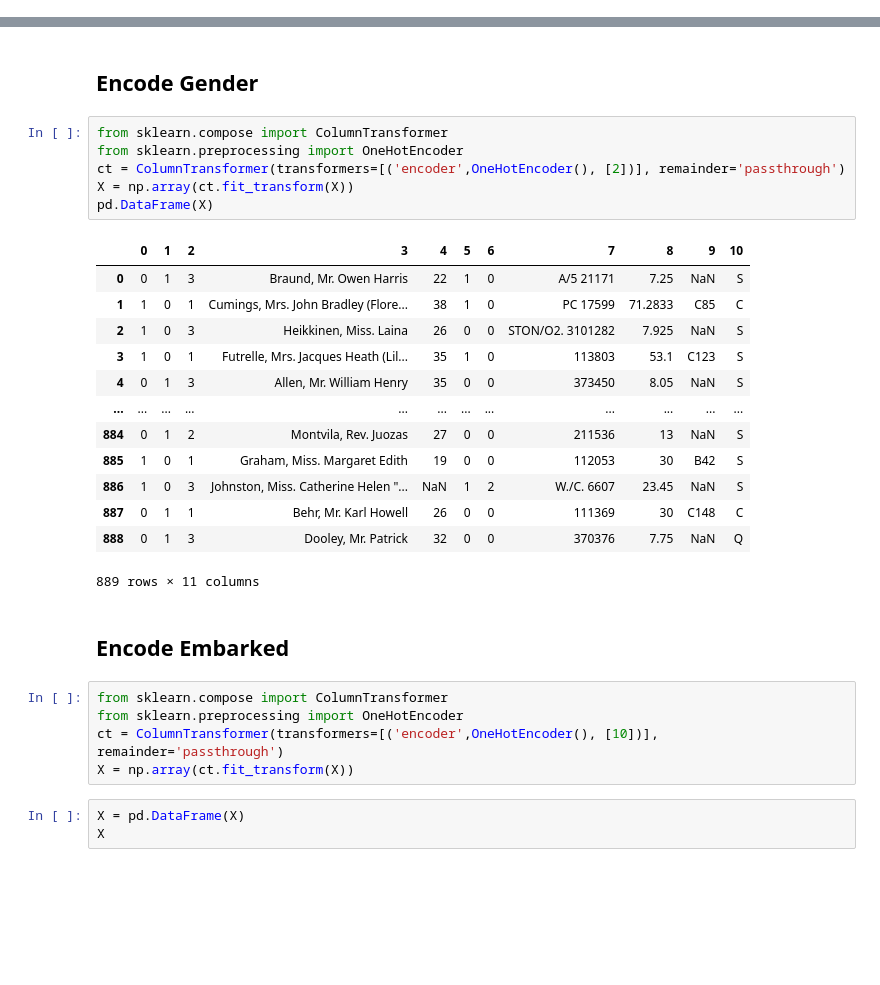
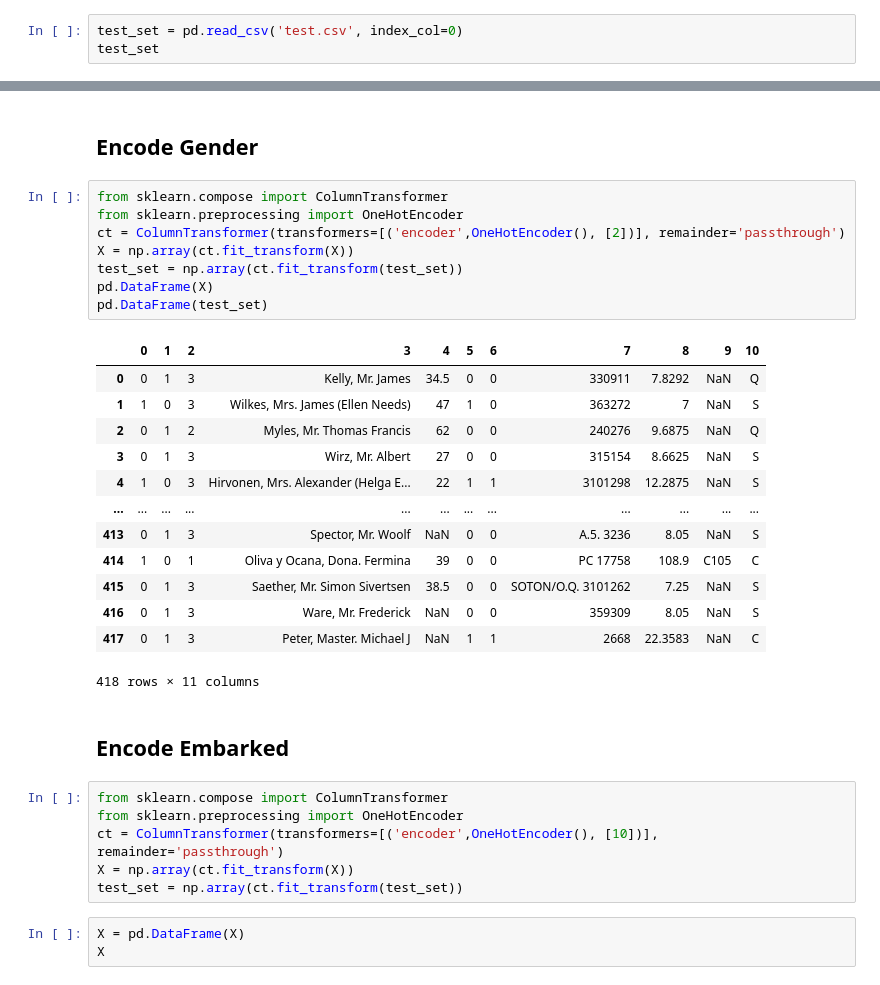
Before and after one commit to pheight/titanic, a Jupyter notebook: titanic.ipynb, the cells around one changed output, grey strips where cells are left out. Cells and saved outputs as stored; diff of their text form; blank space fills up the shorter version.

```diff
--- a/titanic.ipynb
+++ b/titanic.ipynb
@@ -26,3 +26,6 @@ dataset
 | 890 | 1 | 1 | Behr, Mr. Karl Howell | male | 26.0 | 0 | 0 | 111369 | 30.0000 | C148 | ... |
 | 891 | 0 | 3 | Dooley, Mr. Patrick | male | 32.0 | 0 | 0 | 370376 | 7.7500 | NaN | ... |
 891 rows × 11 columns
+# %%
+test_set = pd.read_csv('test.csv', index_col=0)
+test_set
@@ -53,23 +73,25 @@ x_df
 # %%
 from sklearn.compose import ColumnTransformer
 from sklearn.preprocessing import OneHotEncoder
 ct = ColumnTransformer(transformers=[('encoder',OneHotEncoder(), [2])], remainder='passthrough')
 X = np.array(ct.fit_transform(X))
+test_set = np.array(ct.fit_transform(test_set))
 pd.DataFrame(X)
+pd.DataFrame(test_set)
 # %% [output]
 |  | 0 | 1 | 2 | 3 | 4 | 5 | 6 | 7 | 8 | 9 | 10 |
-| 0 | 0 | 1 | 3 | Braund, Mr. Owen Harris | 22 | 1 | 0 | A/5 21171 | 7.25 | NaN | S |
-| 1 | 1 | 0 | 1 | Cumings, Mrs. John Bradley (Flore... | 38 | 1 | 0 | PC 17599 | 71.2833 | C85 | C |
-| 2 | 1 | 0 | 3 | Heikkinen, Miss. Laina | 26 | 0 | 0 | STON/O2. 3101282 | 7.925 | NaN | S |
-| 3 | 1 | 0 | 1 | Futrelle, Mrs. Jacques Heath (Lil... | 35 | 1 | 0 | 113803 | 53.1 | C123 | S |
-| 4 | 0 | 1 | 3 | Allen, Mr. William Henry | 35 | 0 | 0 | 373450 | 8.05 | NaN | S |
+| 0 | 0 | 1 | 3 | Kelly, Mr. James | 34.5 | 0 | 0 | 330911 | 7.8292 | NaN | Q |
+| 1 | 1 | 0 | 3 | Wilkes, Mrs. James (Ellen Needs) | 47 | 1 | 0 | 363272 | 7 | NaN | S |
+| 2 | 0 | 1 | 2 | Myles, Mr. Thomas Francis | 62 | 0 | 0 | 240276 | 9.6875 | NaN | Q |
+| 3 | 0 | 1 | 3 | Wirz, Mr. Albert | 27 | 0 | 0 | 315154 | 8.6625 | NaN | S |
+| 4 | 1 | 0 | 3 | Hirvonen, Mrs. Alexander (Helga E... | 22 | 1 | 1 | 3101298 | 12.2875 | NaN | S |
 | ... | ... | ... | ... | ... | ... | ... | ... | ... | ... | ... | ... |
-| 884 | 0 | 1 | 2 | Montvila, Rev. Juozas | 27 | 0 | 0 | 211536 | 13 | NaN | S |
-| 885 | 1 | 0 | 1 | Graham, Miss. Margaret Edith | 19 | 0 | 0 | 112053 | 30 | B42 | S |
-| 886 | 1 | 0 | 3 | Johnston, Miss. Catherine Helen "... | NaN | 1 | 2 | W./C. 6607 | 23.45 | NaN | S |
-| 887 | 0 | 1 | 1 | Behr, Mr. Karl Howell | 26 | 0 | 0 | 111369 | 30 | C148 | C |
-| 888 | 0 | 1 | 3 | Dooley, Mr. Patrick | 32 | 0 | 0 | 370376 | 7.75 | NaN | Q |
+| 413 | 0 | 1 | 3 | Spector, Mr. Woolf | NaN | 0 | 0 | A.5. 3236 | 8.05 | NaN | S |
+| 414 | 1 | 0 | 1 | Oliva y Ocana, Dona. Fermina | 39 | 0 | 0 | PC 17758 | 108.9 | C105 | C |
+| 415 | 0 | 1 | 3 | Saether, Mr. Simon Sivertsen | 38.5 | 0 | 0 | SOTON/O.Q. 3101262 | 7.25 | NaN | S |
+| 416 | 0 | 1 | 3 | Ware, Mr. Frederick | NaN | 0 | 0 | 359309 | 8.05 | NaN | S |
+| 417 | 0 | 1 | 3 | Peter, Master. Michael J | NaN | 1 | 1 | 2668 | 22.3583 | NaN | C |
-889 rows × 11 columns
+418 rows × 11 columns
 # %% [markdown]
 ## Encode Embarked
 # %%
@@ -77,6 +99,7 @@ from sklearn.compose import ColumnTransformer
 from sklearn.preprocessing import OneHotEncoder
 ct = ColumnTransformer(transformers=[('encoder',OneHotEncoder(), [10])], remainder='passthrough')
 X = np.array(ct.fit_transform(X))
+test_set = np.array(ct.fit_transform(test_set))
 # %%
 X = pd.DataFrame(X)
 X
```
Also changed, not shown: parts of 16 cells of this notebook, 1 other file.
